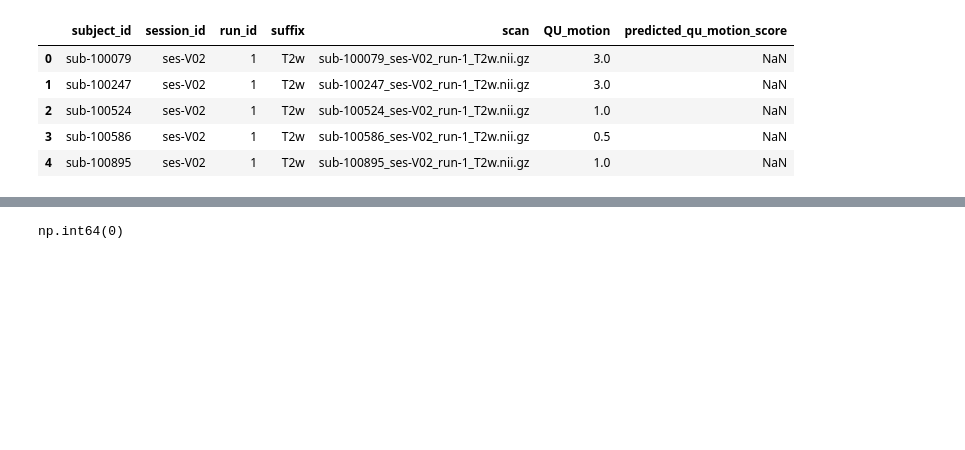
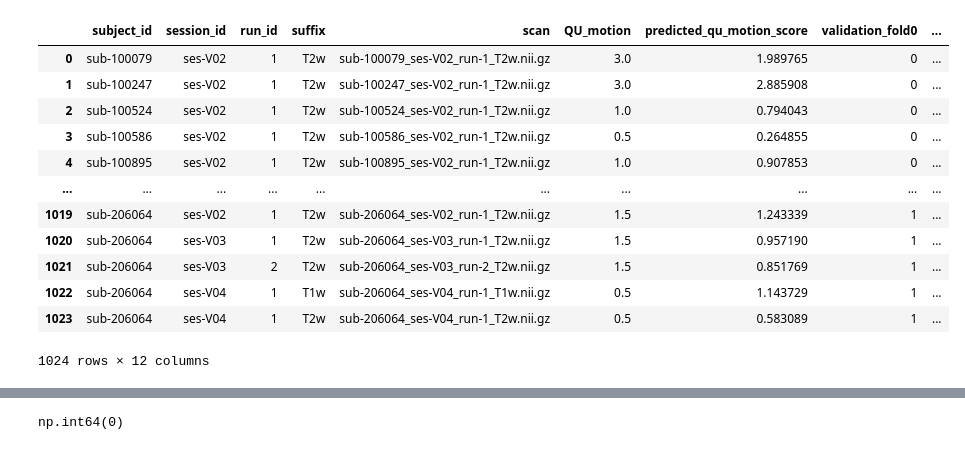
Before and after one commit to DCAN-Labs/automated-qc, a Jupyter notebook: scripts/utils/validation_set_qc.ipynb, the cells around one changed output, grey strips where cells are left out. Saved outputs shown, nothing was run; the diff lists cells and outputs as text; code cells hidden in the pictures; blank space fills up the shorter version.

```diff
--- a/scripts/utils/validation_set_qc.ipynb
+++ b/scripts/utils/validation_set_qc.ipynb
@@ -4,14 +47,23 @@ import numpy as np
+# %%
+all_folds_df
+# %% [output]
+|  | subject_id | session_id | run_id | suffix | scan | QU_motion | predicted_qu_motion_score | validation_fold0 | ... |
+| 0 | sub-100079 | ses-V02 | 1 | T2w | sub-100079_ses-V02_run-1_T2w.nii.gz | 3.0 | 1.989765 | 0 | ... |
+| 1 | sub-100247 | ses-V02 | 1 | T2w | sub-100247_ses-V02_run-1_T2w.nii.gz | 3.0 | 2.885908 | 0 | ... |
+| 2 | sub-100524 | ses-V02 | 1 | T2w | sub-100524_ses-V02_run-1_T2w.nii.gz | 1.0 | 0.794043 | 0 | ... |
+| 3 | sub-100586 | ses-V02 | 1 | T2w | sub-100586_ses-V02_run-1_T2w.nii.gz | 0.5 | 0.264855 | 0 | ... |
+| 4 | sub-100895 | ses-V02 | 1 | T2w | sub-100895_ses-V02_run-1_T2w.nii.gz | 1.0 | 0.907853 | 0 | ... |
+| ... | ... | ... | ... | ... | ... | ... | ... | ... | ... |
+| 1019 | sub-206064 | ses-V02 | 1 | T2w | sub-206064_ses-V02_run-1_T2w.nii.gz | 1.5 | 1.243339 | 1 | ... |
+| 1020 | sub-206064 | ses-V03 | 1 | T2w | sub-206064_ses-V03_run-1_T2w.nii.gz | 1.5 | 0.957190 | 1 | ... |
+| 1021 | sub-206064 | ses-V03 | 2 | T2w | sub-206064_ses-V03_run-2_T2w.nii.gz | 1.5 | 0.851769 | 1 | ... |
+| 1022 | sub-206064 | ses-V04 | 1 | T1w | sub-206064_ses-V04_run-1_T1w.nii.gz | 0.5 | 1.143729 | 1 | ... |
+| 1023 | sub-206064 | ses-V04 | 1 | T2w | sub-206064_ses-V04_run-1_T2w.nii.gz | 0.5 | 0.583089 | 1 | ... |
+1024 rows × 12 columns
 # %%
 #val_results = pd.read_csv('../../doc/models/model_02/model_02_fixed_scores.csv')
-val_results = pd.read_csv('../../doc/models/model_02r/model_02r6.csv')
+#val_results = pd.read_csv('../../doc/models/model_02r/model_02r6.csv')
 #val_results = pd.read_csv('../../doc/models/model_02s/model_02s.csv')
 #val_results = pd.read_csv('../../doc/models/model_07/model_07.csv')
 #val_results = pd.read_csv('../../doc/models/model_02r/model_02r3_part2.csv')
-val_results.head()
+#val_results.head()
-# %% [output]
-|  | subject_id | session_id | run_id | suffix | scan | QU_motion | predicted_qu_motion_score |
-| 0 | sub-100079 | ses-V02 | 1 | T2w | sub-100079_ses-V02_run-1_T2w.nii.gz | 3.0 | NaN |
-| 1 | sub-100247 | ses-V02 | 1 | T2w | sub-100247_ses-V02_run-1_T2w.nii.gz | 3.0 | NaN |
-| 2 | sub-100524 | ses-V02 | 1 | T2w | sub-100524_ses-V02_run-1_T2w.nii.gz | 1.0 | NaN |
-| 3 | sub-100586 | ses-V02 | 1 | T2w | sub-100586_ses-V02_run-1_T2w.nii.gz | 0.5 | NaN |
-| 4 | sub-100895 | ses-V02 | 1 | T2w | sub-100895_ses-V02_run-1_T2w.nii.gz | 1.0 | NaN |
```
Also changed, not shown: parts of 11 cells of this notebook, 12 other files.
